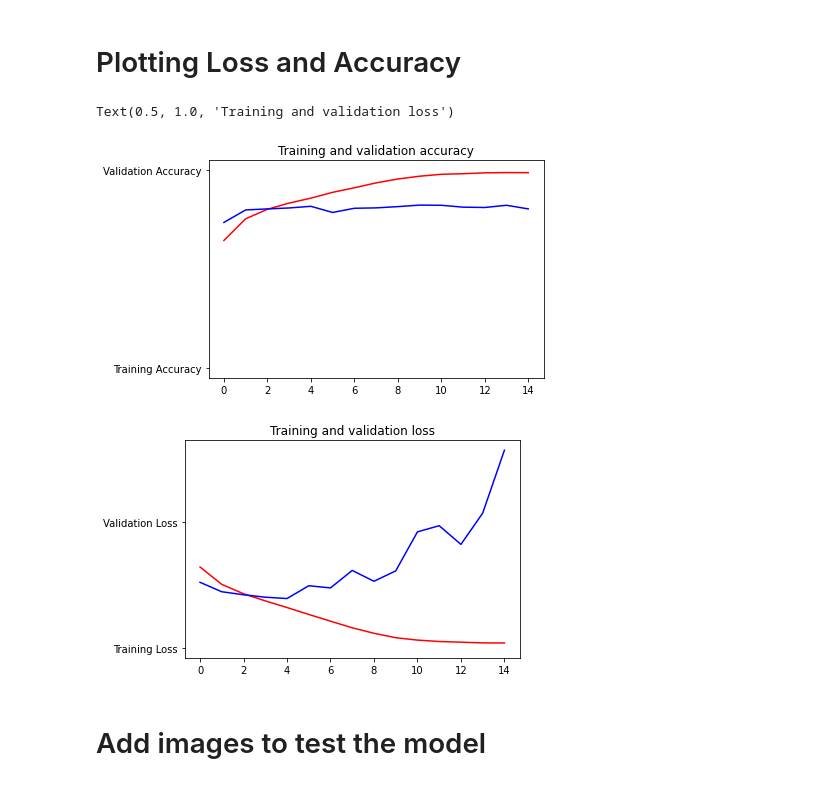
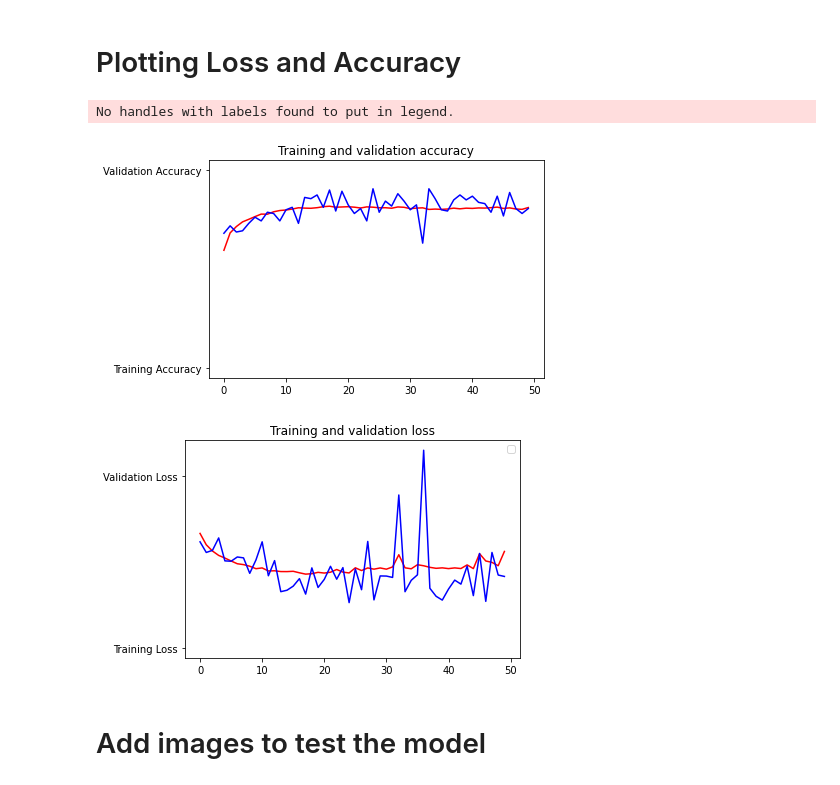
Before and after one commit to PratheekRBhat/Cats-v-Dogs, a Jupyter notebook: cats_v_dogs.ipynb, the cells around one changed output. Saved outputs shown, nothing was run; the diff lists cells and outputs as text; code cells hidden in the pictures.

Commit message:
Added image data augmentation

```diff
--- a/cats_v_dogs.ipynb
+++ b/cats_v_dogs.ipynb
@@ -106,17 +104,18 @@ print(len(os.listdir('/tmp/cats-v-dogs/testing/dogs/')))
 A keras model is defined and initialised to classify the images. It uses 3 Convolution layers
 # %%
 model = tf.keras.models.Sequential([
-    tf.keras.layers.Conv2D(32, (3,3), activation='relu', input_shape=(150,150,3)),
+    tf.keras.layers.Conv2D(16, (3,3), activation='relu', input_shape=(150,150,3)),
     tf.keras.layers.MaxPool2D(2,2),
     tf.keras.layers.Conv2D(32, (3,3), activation='relu'),
     tf.keras.layers.MaxPool2D(2,2),
     tf.keras.layers.Conv2D(64, (3,3), activation='relu'),
     tf.keras.layers.MaxPool2D(2,2),
     tf.keras.layers.Flatten(),
-    tf.keras.layers.Dense(216, activation='relu'),
+    tf.keras.layers.Dense(512, activation='relu'),
+    tf.keras.layers.Dense(256, activation='relu'),
     tf.keras.layers.Dense(1, activation='sigmoid')
 ])
 
-model.compile(optimizer=RMSprop(lr=0.001), loss='binary_crossentropy', metrics=['acc'])
+model.compile(optimizer=RMSprop(lr=0.0001), loss='binary_crossentropy', metrics=['acc'])
 # %%
 TRAINING_DIR = '/tmp/cats-v-dogs/training'
@@ -148,10 +169,10 @@ warnings ignored.
 # %% [markdown]
 # Training the Model
 # %%
-history = model.fit_generator(
-    train_generator,
-    epochs=15,
-    verbose=1,
-    validation_data=validation_generator
-)
+history = model.fit(
+      train_generator,
+      epochs=50,
+      verbose=1,
+      validation_data = validation_generator,
+      validation_steps=8)
 # %% [output]
@@ -177,32 +188,33 @@ Epoch 15/15
 # %%
 %matplotlib inline
 
 import matplotlib.image  as mpimg
 import matplotlib.pyplot as plt
 
 acc=history.history['acc']
 val_acc=history.history['val_acc']
 loss=history.history['loss']
 val_loss=history.history['val_loss']
 
 epochs=range(len(acc))
 
 # training and validation accuracy per epoch
 plt.plot(epochs, acc, 'r', "Training Accuracy")
 plt.plot(epochs, val_acc, 'b', "Validation Accuracy")
 plt.title('Training and validation accuracy')
 plt.figure()
 
 # training and validation loss per epoch
 plt.plot(epochs, loss, 'r', "Training Loss")
 plt.plot(epochs, val_loss, 'b', "Validation Loss")
+plt.title('Training and validation loss')
+plt.legend()
 
-
-plt.title('Training and validation loss')
+plt.show()
 # %% [output]
-Text(0.5, 1.0, 'Training and validation loss')
+No handles with labels found to put in legend.
-[figure, old version]
+[figure, new version]
-[figure, old version]
+[figure, new version]
 # %% [markdown]
 # Add images to test the model
 # %%
```
Also changed, not shown: parts of 5 cells of this notebook.
